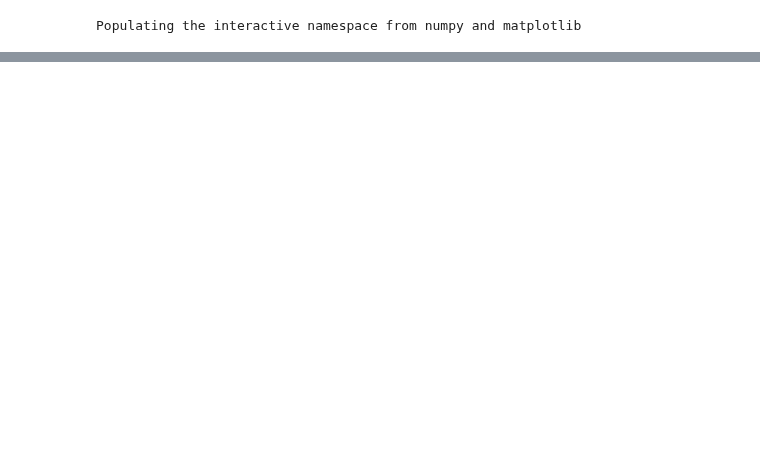
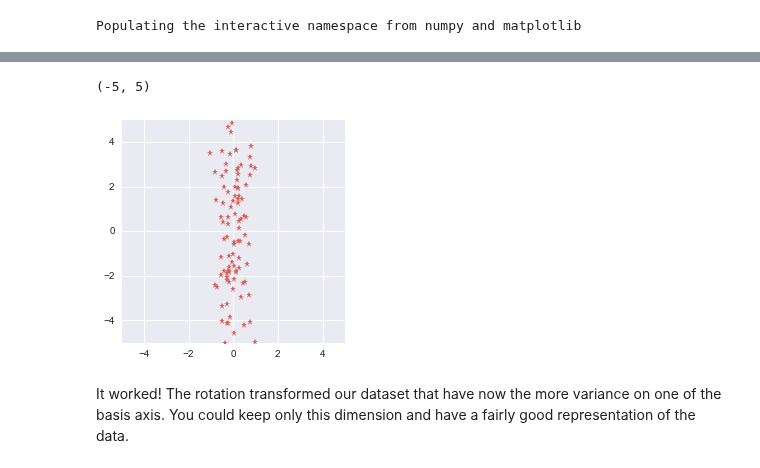
Before and after one commit to hadrienj/deepLearningBook-Notes, a Jupyter notebook: 2.12 Example - Principal Components Analysis/2.12 Example - Principal Components Analysis.ipynb, the cells around one changed output, grey strips where cells are left out. Saved outputs shown, nothing was run; the diff lists cells and outputs as text; code cells hidden in the pictures; blank space fills up the shorter version.

```diff
--- a/2.12 Example - Principal Components Analysis/2.12 Example - Principal Components Analysis.ipynb
+++ b/2.12 Example - Principal Components Analysis/2.12 Example - Principal Components Analysis.ipynb
@@ -109,0 +557,11 @@ $$
+# %%
+X_new = eigVecs.T.dot(X_centered.T)
+
+plt.plot(eigVecs.T.dot(X_centered.T)[0, :], eigVecs.T.dot(X_centered.T)[1, :], '*')
+plt.xlim(-5, 5)
+plt.ylim(-5, 5)
+# %% [output]
+(-5, 5)
+[figure, added]
+# %% [markdown]
+It worked! The rotation transformed our dataset that have now the more variance on one of the basis axis. You could keep only this dimension and have a fairly good representation of the data.
```
Also changed, not shown: parts of 51 cells of this notebook, 18 other files.
